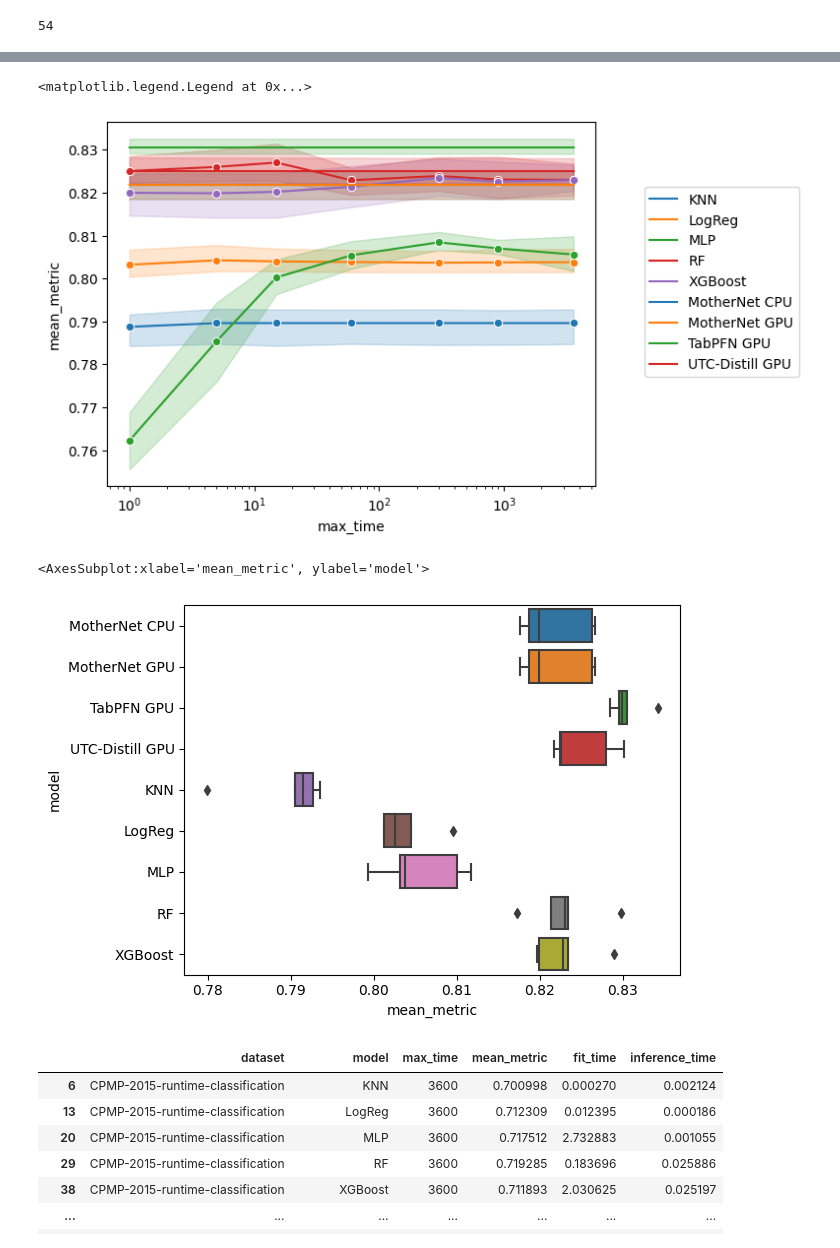
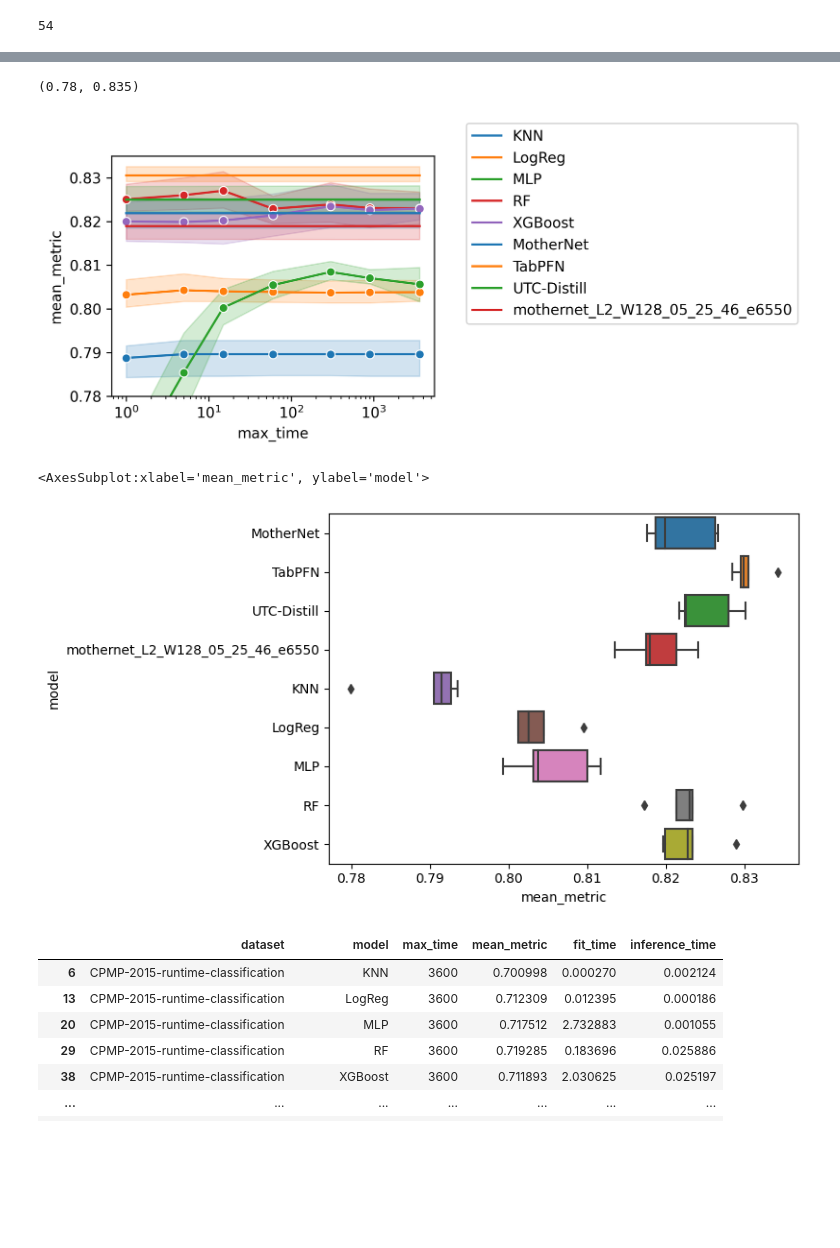
Before and after one commit to microsoft/ticl, a Jupyter notebook: tabpfn/RunFullDatasetAnalyses-clean-validation.ipynb, the cells around one changed output, grey strips where cells are left out. Cells and saved outputs as stored; diff of their text form; code cells hidden in the pictures; blank space fills up the shorter version.

```diff
--- a/tabpfn/RunFullDatasetAnalyses-clean-validation.ipynb
+++ b/tabpfn/RunFullDatasetAnalyses-clean-validation.ipynb
@@ -223,6 +228,9 @@ mothernet_01_07_16_e1720_cpu_ensemble3 = EnsembleMeta(ForwardMLPModel(path="mode
 mothernet_01_07_16_e1720_gpu_ensemble3_gpu_inference = EnsembleMeta(ForwardMLPModel(path="models_diff/mothernet_128_decoder_2048_emsize_512_nlayers_12_steps_8192_bs_8ada_lr_3e-05_1_gpu_07_26_2023_04_14_37_continue_08_12_2023_01_07_16_epoch_1720.cpkt", device=device, inference_device=device), n_estimators=3)
 mothernet_05_25_46_e5900 = EnsembleMeta(ForwardMLPModel(path="models_diff/mn_n1024_E8000_d2048_H4096_L2_W128_P512_1_gpu_08_06_2023_05_25_46_epoch_5900.cpkt", device=device))
 
+
+
+mothernet_L2_W128_05_25_46_e6550 = EnsembleMeta(ForwardMLPModel(path="models_diff/mn_n1024_E8000_d2048_H4096_L2_W128_P512_1_gpu_08_06_2023_05_25_46_epoch_6550.cpkt", device=device))
 # actually accidentally trained with false due to bug, even if config says true
 reference_config_long.model.efficient_eval_masking = False
 clf_dict= {
@@ -237,7 +245,7 @@ clf_dict= {
     'distilled_tabpfn_two_layer_reproduce_gpu_ensemble_3_fixed': distilled_tabpfn_two_layer_reproduce_gpu_ensemble_3,
     'mothernet_01_07_16_e1720_gpu_ensemble3_gpu_inference_fixed': mothernet_01_07_16_e1720_gpu_ensemble3_gpu_inference,
       #  'mothernet_05_25_46_e5900': partial(transformer_metric, classifier=mothernet_05_25_46_e5900),
-    #'distilled_tabpfn_two_layer_reproduce_cpu_ensemble_3': distilled_tabpfn_two_layer_reproduce_cpu_ensemble_3,
+    'mothernet_L2_W128_05_25_46_e6550': mothernet_L2_W128_05_25_46_e6550,
 
 
                   }
@@ -318,37 +311,39 @@ results_df.to_csv("results_validation_post_refactor.csv")
 # %%
 results_df['model'] = results_df.model.replace({'knn': "KNN", 'rf_new_params': 'RF','mothernet_01_07_16_e1720_cpu_ensemble3_prescaling': 'MotherNet CPU', 'mothernet_01_07_16_e1720_gpu_ensemble3_gpu_inference_fixed': 'MotherNet GPU', 'mlp': "MLP", 'transformer': 'TabPFN GPU', 'transformer_gpu_timing': 'TabPFN GPU','distilled_tabpfn_two_layer_reproduce_gpu_ensemble_3_fixed': 'UTC-Distill GPU', 'xgb':'XGBoost', 'logistic': 'LogReg', 'distilled_tabpfn_two_layer_reproduce_cpu_ensemble_3':'UTC-Distill CPU'})
 # %%
-compare_splits = results_df.groupby(["model", "split", "max_time"])['mean_metric'].mean().reset_index()
+plt.figure(figsize=(4, 3), dpi=300)
+
+compare_splits = remove_device_from_frame(results_df.groupby(["model", "split", "max_time"])['mean_metric'].mean().reset_index())
 
 import seaborn as sns
 varies_over_time = ['KNN', 'XGBoost', 'RF', 'MLP', 'KNN', 'LogReg', ]
 compare_splits_varies = compare_splits[compare_splits.model.isin(varies_over_time)]
 compare_splits_fixed = compare_splits[~compare_splits.model.isin(varies_over_time)]
+hue_order = compare_splits_varies.model.unique().tolist() + compare_splits_fixed.model.unique().tolist()
 
-color_palette = sns.color_palette()
 # ax = sns.lineplot(data=compare_splits_varies, x="max_time", y="mean_metric", hue="model", errorbar="sd", marker="o", palette=color_palette[:len(varies_over_time)])
-ax = sns.lineplot(data=compare_splits_varies, x="max_time", y="mean_metric", hue="model",  marker="o") #, palette=color_palette[:len(varies_over_time)])
+ax = sns.lineplot(data=compare_splits_varies, x="max_time", y="mean_metric", hue="model",  marker="o")
 
 compare_splits_fixed_dummy = compare_splits_fixed.copy()
 compare_splits_fixed_dummy['max_time'] = compare_splits_varies.max_time.max()
 sns.lineplot(data=pd.concat([compare_splits_fixed, compare_splits_fixed_dummy]),
-             x="max_time", y="mean_metric", hue="model", ax=ax, ) #, palette=color_palette[len(varies_over_time):compare_splits.model.nunique()])
+             x="max_time", y="mean_metric", hue="model", ax=ax) #, palette=color_palette[len(varies_over_time):compare_splits.model.nunique()])
 #sns.lineplot(data=pd.concat([compare_splits_fixed, compare_splits_fixed_dummy]),
 #             x="max_time", y="mean_metric", hue="model", errorbar="sd", ax=ax, palette=color_palette[len(varies_over_time):compare_splits.model.nunique()])
 #sns.move_legend(ax, (1.01, 0))
 ax.set_xscale("log")
 plt.legend(loc=(1.1 , .3))
-#ax.set_ylim(0.9, 0.95)
+ax.set_ylim(0.78, 0.835)
 # %% [output]
-<matplotlib.legend.Legend at 0x...>
+(0.78, 0.835)
-[figure, old version]
+[figure, new version]
 # %%
 compare_splits_varies_last = compare_splits_varies[compare_splits_varies.max_time == compare_splits_varies.max_time.max()]
 # %%
 sns.boxplot(data=pd.concat([compare_splits_fixed, compare_splits_varies_last]), y="model", x="mean_metric")
 # %% [output]
 <AxesSubplot:xlabel='mean_metric', ylabel='model'>
-[figure, old version]
+[figure, new version]
 # %%
 average_over_splits = results_df.groupby(["dataset", "model", "max_time"])[["mean_metric", "fit_time", "inference_time"]].mean().reset_index()
 # %%
```
Also changed, not shown: parts of 11 cells of this notebook.
